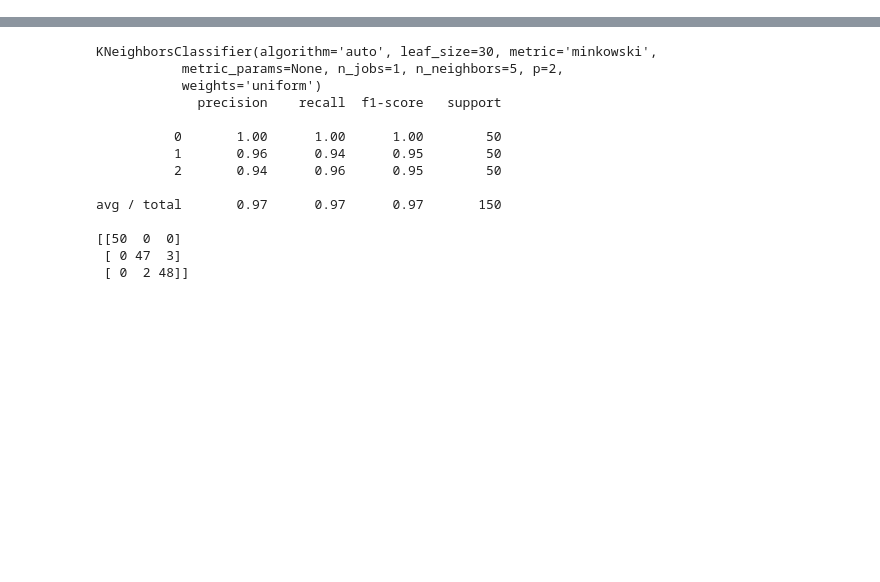
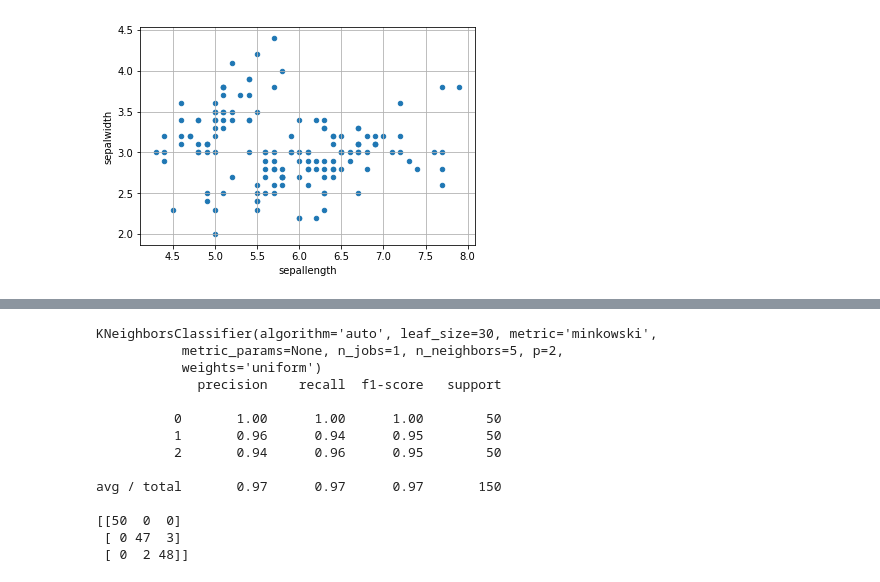
Before and after one commit to wqw547243068/wangqiwen, a Jupyter notebook: jupyter/scikit-learn-example.ipynb, the cells around one changed output, grey strips where cells are left out. Drawn from its saved outputs; the diff is of its cells as text; code cells hidden in the pictures; blank space fills up the shorter version.

```diff
--- a/jupyter/scikit-learn-example.ipynb
+++ b/jupyter/scikit-learn-example.ipynb
@@ -24,0 +155,6 @@ plt.show()
+# %%
+df_iris.plot(kind='scatter', x='sepallength', y='sepalwidth')
+plt.grid()
+plt.show()
+# %% [output]
+[figure, added]
```
Also changed, not shown: parts of 33 cells of this notebook, 20 other files.
